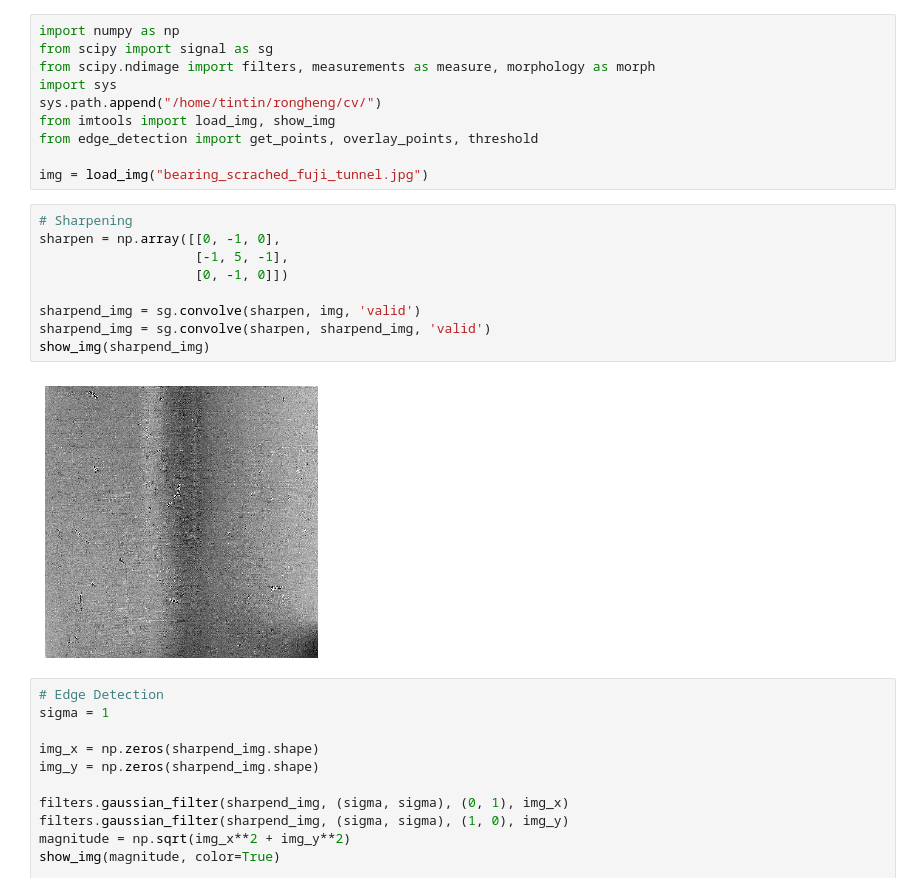
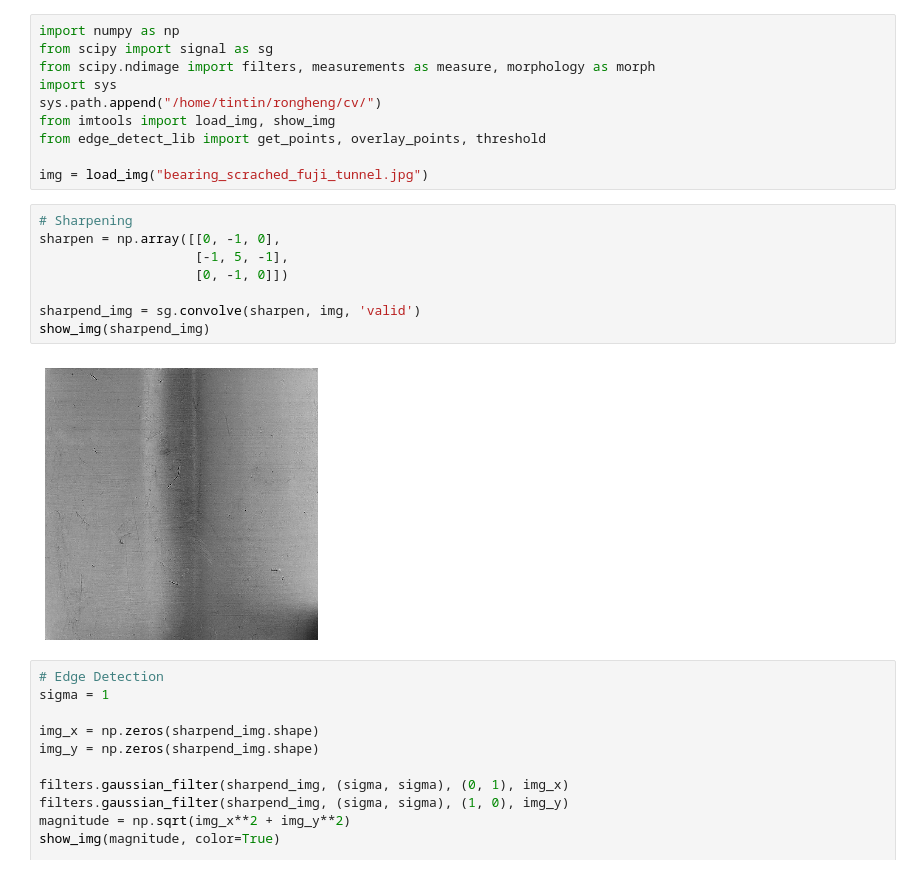
Before and after one commit to felixschloesser/DetectScratches, a Jupyter notebook: applications/bearing_derivatives.ipynb, the cells around one changed output. Saved outputs shown, nothing was run; the diff lists cells and outputs as text.

```diff
--- a/applications/bearing_derivatives.ipynb
+++ b/applications/bearing_derivatives.ipynb
@@ -5,20 +5,19 @@ from scipy.ndimage import filters, measurements as measure, morphology as morph
 import sys
 sys.path.append("/home/tintin/rongheng/cv/")
 from imtools import load_img, show_img
-from edge_detection import get_points, overlay_points, threshold
+from edge_detect_lib import get_points, overlay_points, threshold
 
 img = load_img("bearing_scrached_fuji_tunnel.jpg")
 # %%
 # Sharpening
 sharpen = np.array([[0, -1, 0],
                     [-1, 5, -1],
                     [0, -1, 0]])
 
 sharpend_img = sg.convolve(sharpen, img, 'valid')
-sharpend_img = sg.convolve(sharpen, sharpend_img, 'valid')
 show_img(sharpend_img)
 # %% [output]
-[figure, old version]
+[figure, new version]
 # %%
 # Edge Detection
 sigma = 1
```
Also changed, not shown: parts of 3 cells of this notebook.
